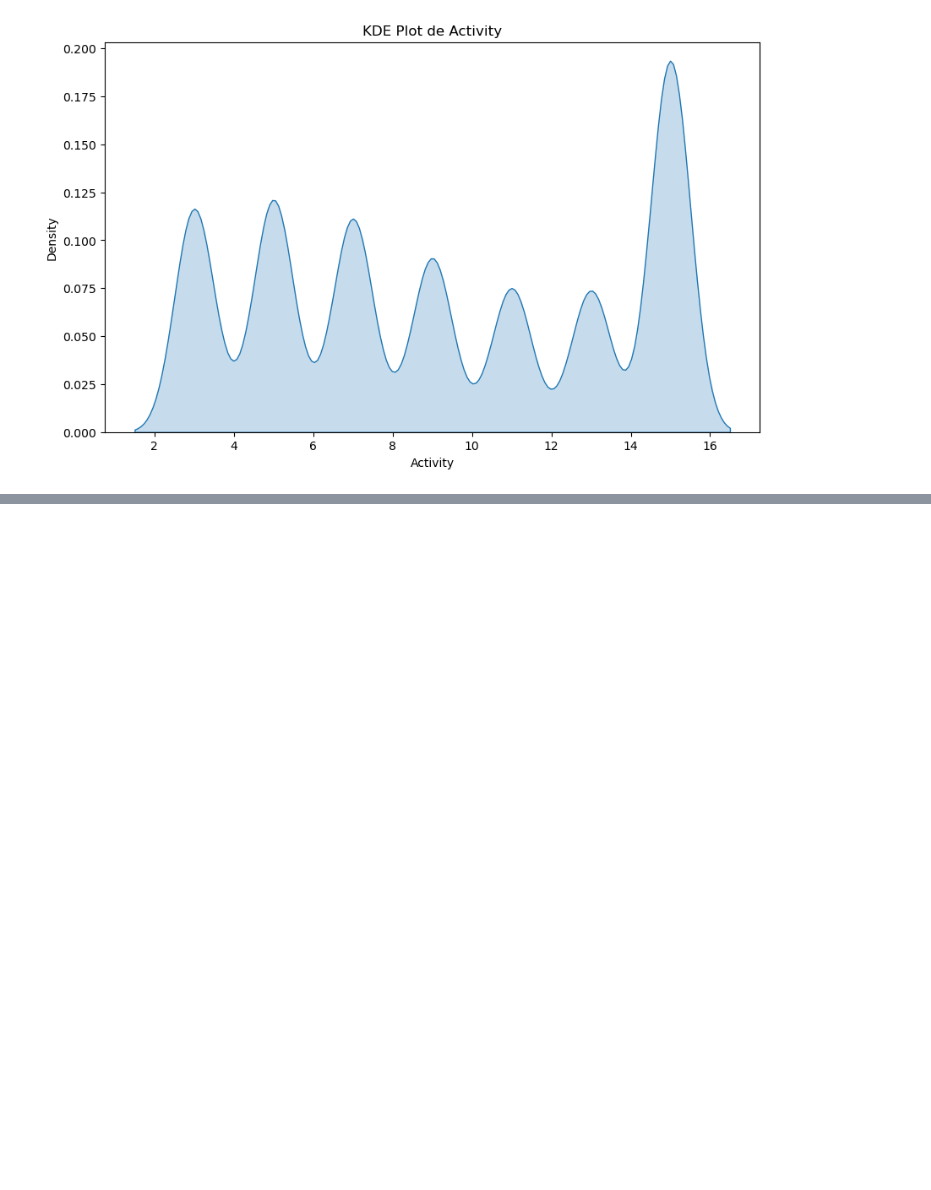
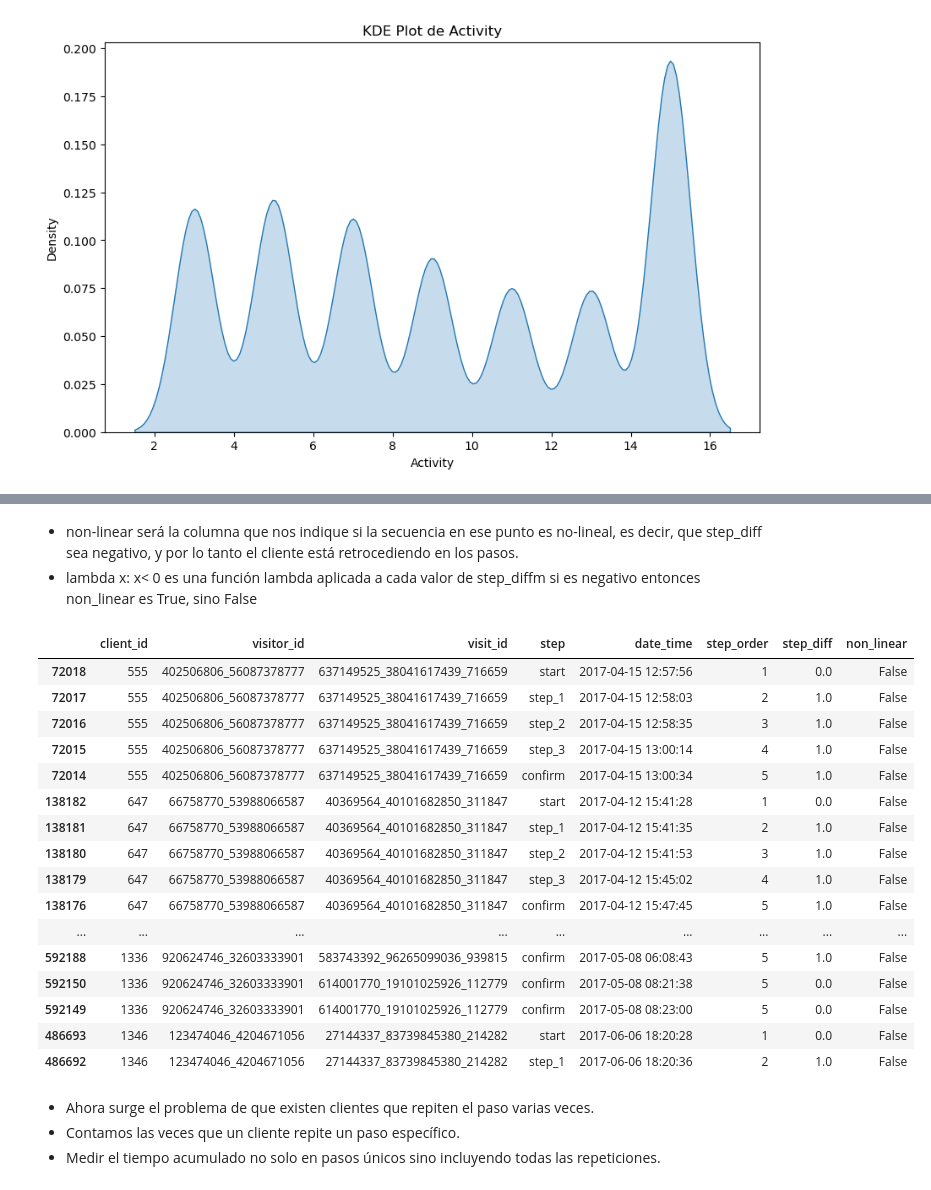
Before and after one commit to adrianlardies/vanguard-ab-test, a Jupyter notebook: main.ipynb, the cells around one changed output, grey strips where cells are left out. Drawn from its saved outputs; the diff is of its cells as text; code cells hidden in the pictures; blank space fills up the shorter version.

```diff
--- a/main.ipynb
+++ b/main.ipynb
@@ -1296,0 +1333,2 @@ This will become an error in seaborn v0.14.0; please update your code.
+# %%
+df_pt = df_pt.sort_values(by=['client_id', 'visit_id', 'date_time'])
@@ -1296,0 +1337,3 @@ This will become an error in seaborn v0.14.0; please update your code.
+# %%
+step_order = {'start': 1, 'step_1': 2, 'step_2': 3, 'step_3': 4, 'confirm': 5}
+df_pt['step_order'] = df_pt['step'].map(step_order)
@@ -1296,0 +1350,3 @@ This will become an error in seaborn v0.14.0; please update your code.
+# %% [markdown]
+- non-linear será la columna que nos indique si la secuencia en ese punto es no-lineal, es decir, que step_diff sea negativo, y por lo tanto el cliente está retrocediendo en los pasos.
+- lambda x: x< 0 es una función lambda aplicada a cada valor de step_diffm si es negativo entonces non_linear es True, sino False
@@ -1296,0 +1356,24 @@ This will become an error in seaborn v0.14.0; please update your code.
+# %%
+df_pt.head(50)
+# %% [output]
+|  | client_id | visitor_id | visit_id | step | date_time | step_order | step_diff | non_linear |
+| 72018 | 555 | 402506806_56087378777 | 637149525_38041617439_716659 | start | 2017-04-15 12:57:56 | 1 | 0.0 | False |
+| 72017 | 555 | 402506806_56087378777 | 637149525_38041617439_716659 | step_1 | 2017-04-15 12:58:03 | 2 | 1.0 | False |
+| 72016 | 555 | 402506806_56087378777 | 637149525_38041617439_716659 | step_2 | 2017-04-15 12:58:35 | 3 | 1.0 | False |
+| 72015 | 555 | 402506806_56087378777 | 637149525_38041617439_716659 | step_3 | 2017-04-15 13:00:14 | 4 | 1.0 | False |
+| 72014 | 555 | 402506806_56087378777 | 637149525_38041617439_716659 | confirm | 2017-04-15 13:00:34 | 5 | 1.0 | False |
+| 138182 | 647 | 66758770_53988066587 | 40369564_40101682850_311847 | start | 2017-04-12 15:41:28 | 1 | 0.0 | False |
+| 138181 | 647 | 66758770_53988066587 | 40369564_40101682850_311847 | step_1 | 2017-04-12 15:41:35 | 2 | 1.0 | False |
+| 138180 | 647 | 66758770_53988066587 | 40369564_40101682850_311847 | step_2 | 2017-04-12 15:41:53 | 3 | 1.0 | False |
+| 138179 | 647 | 66758770_53988066587 | 40369564_40101682850_311847 | step_3 | 2017-04-12 15:45:02 | 4 | 1.0 | False |
+| 138176 | 647 | 66758770_53988066587 | 40369564_40101682850_311847 | confirm | 2017-04-12 15:47:45 | 5 | 1.0 | False |
+| ... | ... | ... | ... | ... | ... | ... | ... | ... |
+| 592188 | 1336 | 920624746_32603333901 | 583743392_96265099036_939815 | confirm | 2017-05-08 06:08:43 | 5 | 1.0 | False |
+| 592150 | 1336 | 920624746_32603333901 | 614001770_19101025926_112779 | confirm | 2017-05-08 08:21:38 | 5 | 0.0 | False |
+| 592149 | 1336 | 920624746_32603333901 | 614001770_19101025926_112779 | confirm | 2017-05-08 08:23:00 | 5 | 0.0 | False |
+| 486693 | 1346 | 123474046_4204671056 | 27144337_83739845380_214282 | start | 2017-06-06 18:20:28 | 1 | 0.0 | False |
+| 486692 | 1346 | 123474046_4204671056 | 27144337_83739845380_214282 | step_1 | 2017-06-06 18:20:36 | 2 | 1.0 | False |
+# %% [markdown]
+- Ahora surge el problema de que existen clientes que repiten el paso varias veces.
+- Contamos las veces que un cliente repite un paso específico.
+- Medir el tiempo acumulado no solo en pasos únicos sino incluyendo todas las repeticiones.
```
Also changed, not shown: parts of 16 cells of this notebook.
